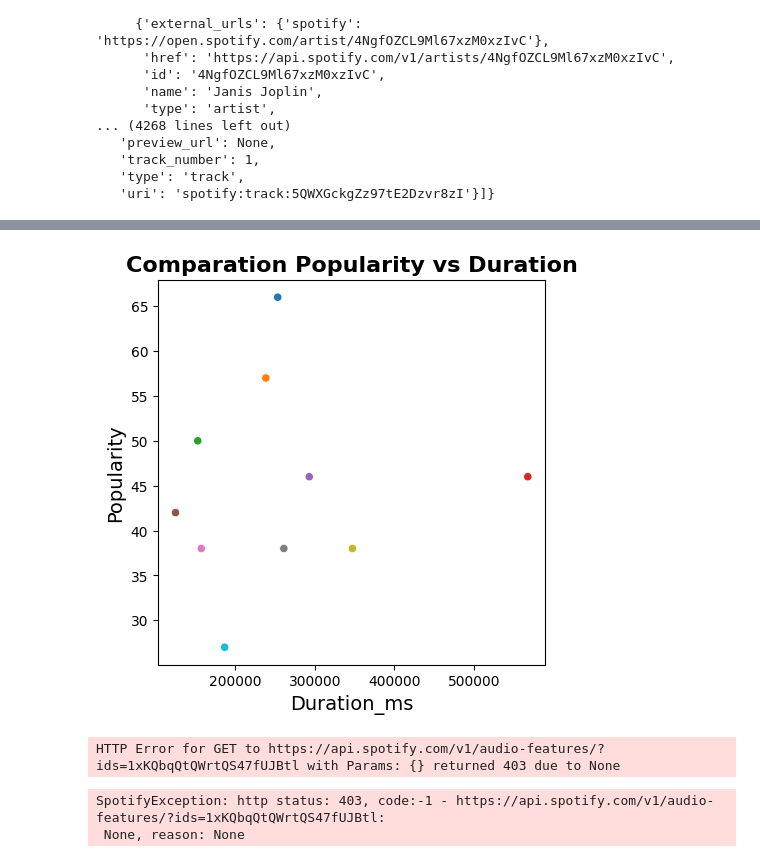
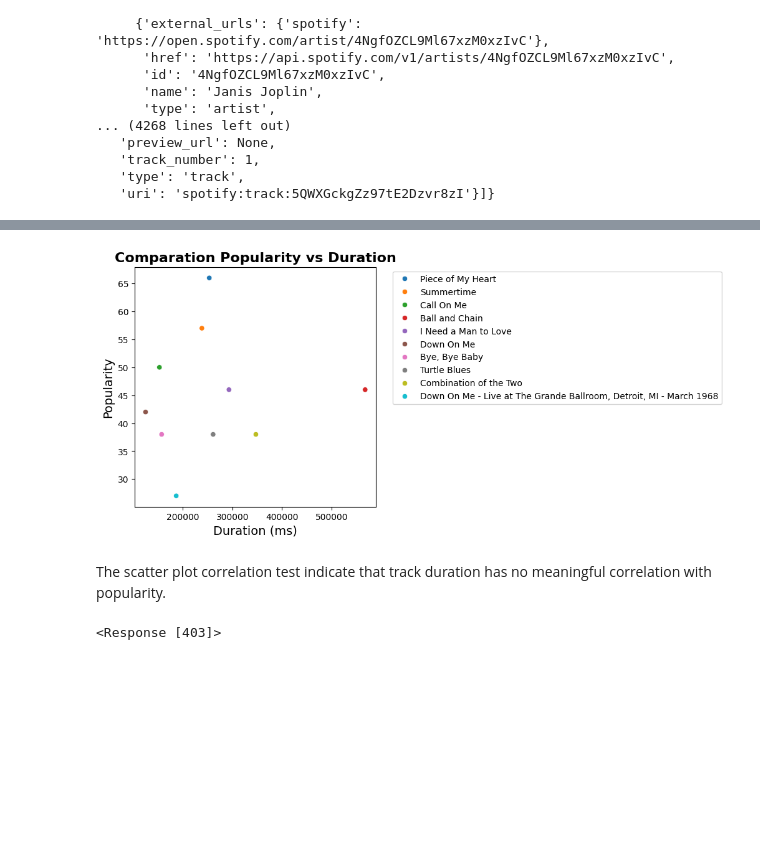
Before and after one commit to 4GeeksAcademy/iagorivadulla-interacting-with-api-python-project-tutorial, a Jupyter notebook: src/explore.ipynb, the cells around one changed output, grey strips where cells are left out. Drawn from its saved outputs; the diff is of its cells as text; code cells hidden in the pictures; blank space fills up the shorter version.

```diff
--- a/src/explore.ipynb
+++ b/src/explore.ipynb
@@ -19,7 +22,8 @@ client_id = os.getenv('CLIENT_ID')
 client_secret = os.getenv('CLIENT_SECRET')
 # %%
 #initialize spotipy
-spotify = spotipy.Spotify(client_credentials_manager = SpotifyClientCredentials(client_id, client_secret))
+spotify = spotipy.Spotify(
+    client_credentials_manager = SpotifyClientCredentials(client_id, client_secret))
 # %%
 #search for the big brother
 
@@ -71,31 +88,17 @@ df.head()
 # %%
 #scatter comparing duration and popularity
 
 y = df['popularity']
 x = df['duration_ms']
 
 plt.figure(figsize=(5,5))
-sns.scatterplot(data = df, x= x, y= y, hue=df['name'], legend= False)
+sns.scatterplot(data = df, x= x, y= y, hue=df['name'])
+plt.legend(bbox_to_anchor = (1.05, 1), loc='upper left')
 plt.title('Comparation Popularity vs Duration', fontsize = 16, fontweight = 'bold')
 plt.ylabel('Popularity', fontsize = 14)
-plt.xlabel('Duration_ms', fontsize = 14)
+plt.xlabel('Duration (ms)', fontsize = 14)
 plt.show()
 # %% [output]
-[figure, old version]
+[figure, new version]
-# %%
-#explore new variables
-
-track_ids = df['id'].tolist()
-features = spotify.audio_features(tracks=track_ids)
-
-
-
-'''
-for i in track_ids:
-    features.append(spotify.audio_features(i))
-'''
-features_df = pd.DataFrame(features)
-# %% [output]
-HTTP Error for GET to https://api.spotify.com/v1/audio-features/?ids=1xKQbqQtQWrtQS47fUJBtl with Params: {} returned 403 due to None
-SpotifyException: http status: 403, code:-1 - https://api.spotify.com/v1/audio-features/?ids=1xKQbqQtQWrtQS47fUJBtl:
- None, reason: None
+# %% [markdown]
+The scatter plot correlation test indicate that track duration has no meaningful correlation with popularity.
@@ -101,0 +124,10 @@ SpotifyException: http status: 403, code:-1 - https://api.spotify.com/v1/audio-f
+# %%
+ids = ','.join(track_ids)
+url = f'https://api.spotify.com/v1/audio-features?ids={ids}'
+
+headers = {'Authorization' : f'Bearer {token}'}
+
+response = requests.get(url, headers= headers)
+response # i can only manage to get a 403
+# %% [output]
+<Response [403]>
```
Also changed, not shown: parts of 3 cells of this notebook, 1 other file.
